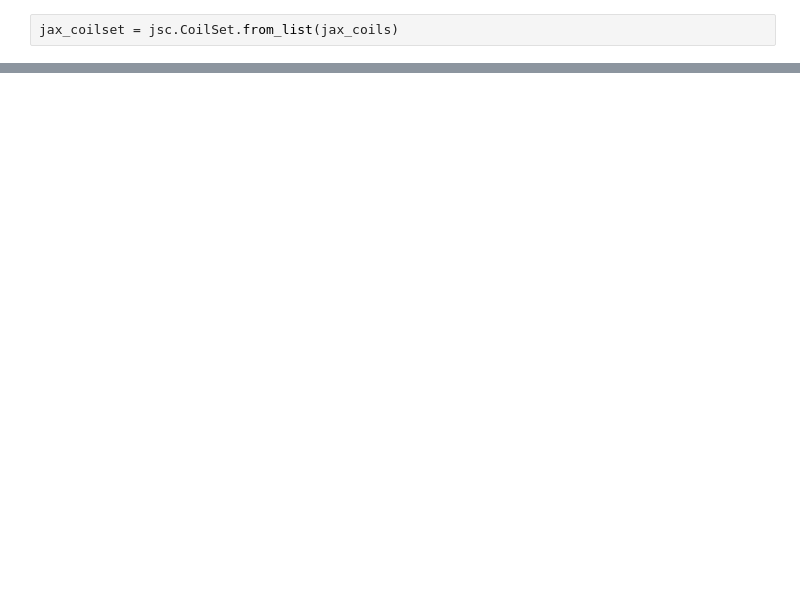
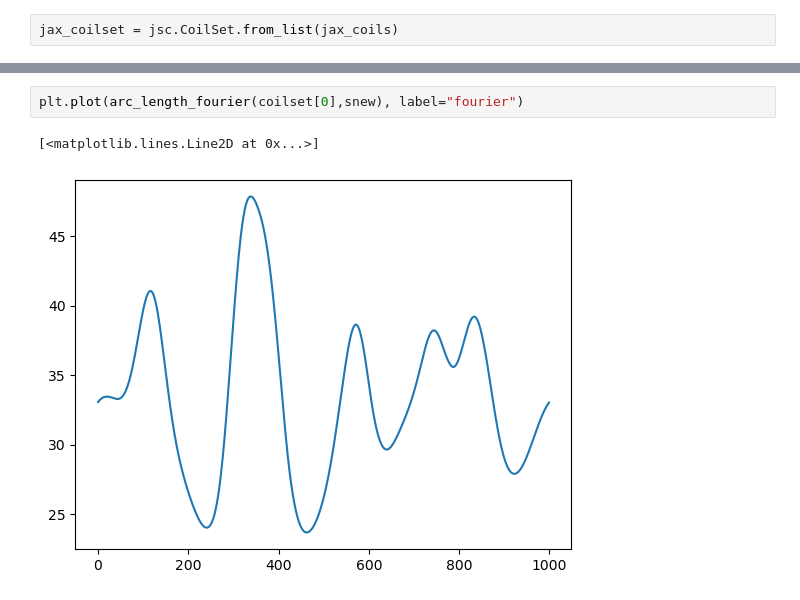
Before and after one commit to timobogaarts/jax-sbgeom, a Jupyter notebook: examples/coils.ipynb, the cells around one changed output, grey strips where cells are left out. Drawn from its saved outputs; the diff is of its cells as text; blank space fills up the shorter version.

```diff
--- a/examples/coils.ipynb
+++ b/examples/coils.ipynb
@@ -123,0 +128,5 @@ Widget(value='<iframe src="http://localhost:39417/index.html?ui=P_0x700614c86030
+# %%
+plt.plot(arc_length_fourier(coilset[0],snew), label="fourier")
+# %% [output]
+[<matplotlib.lines.Line2D at 0x...>]
+[figure, added]
```
Also changed, not shown: parts of 22 cells of this notebook, 5 other files.
